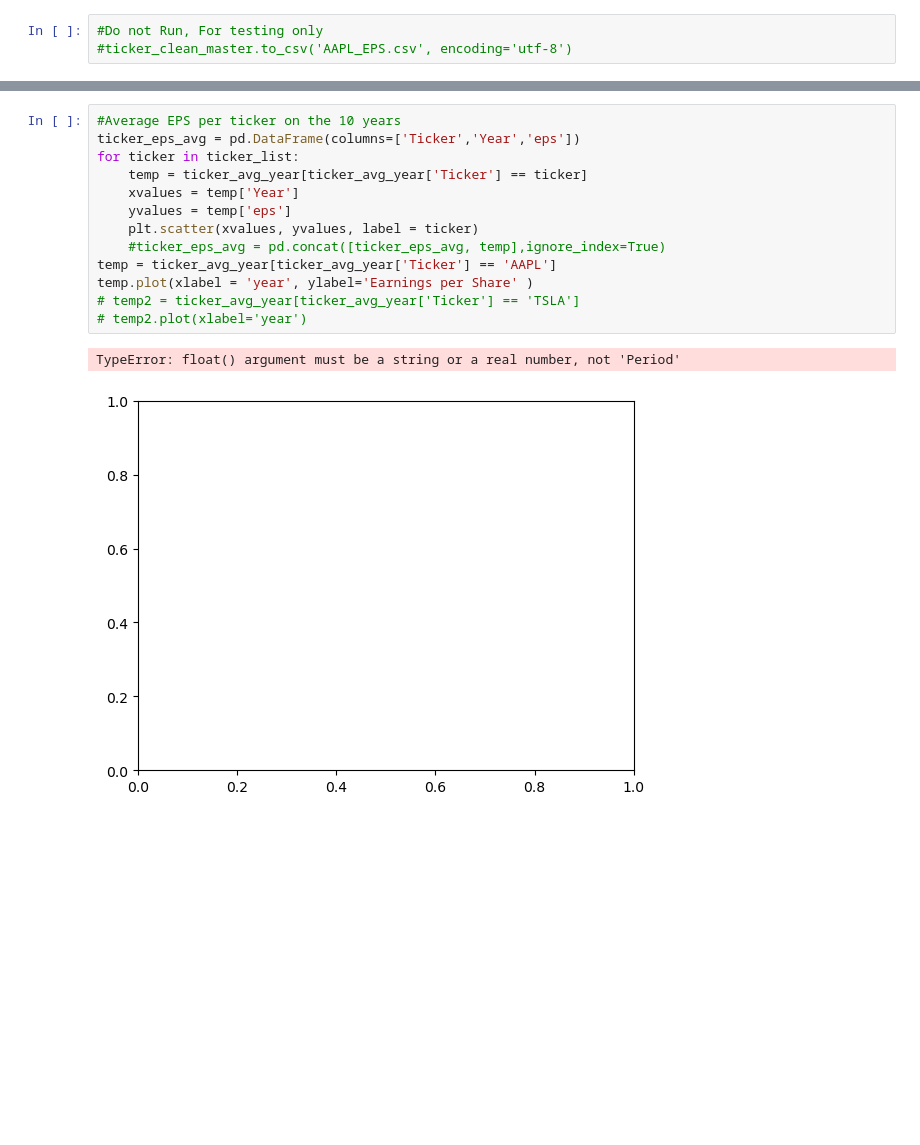
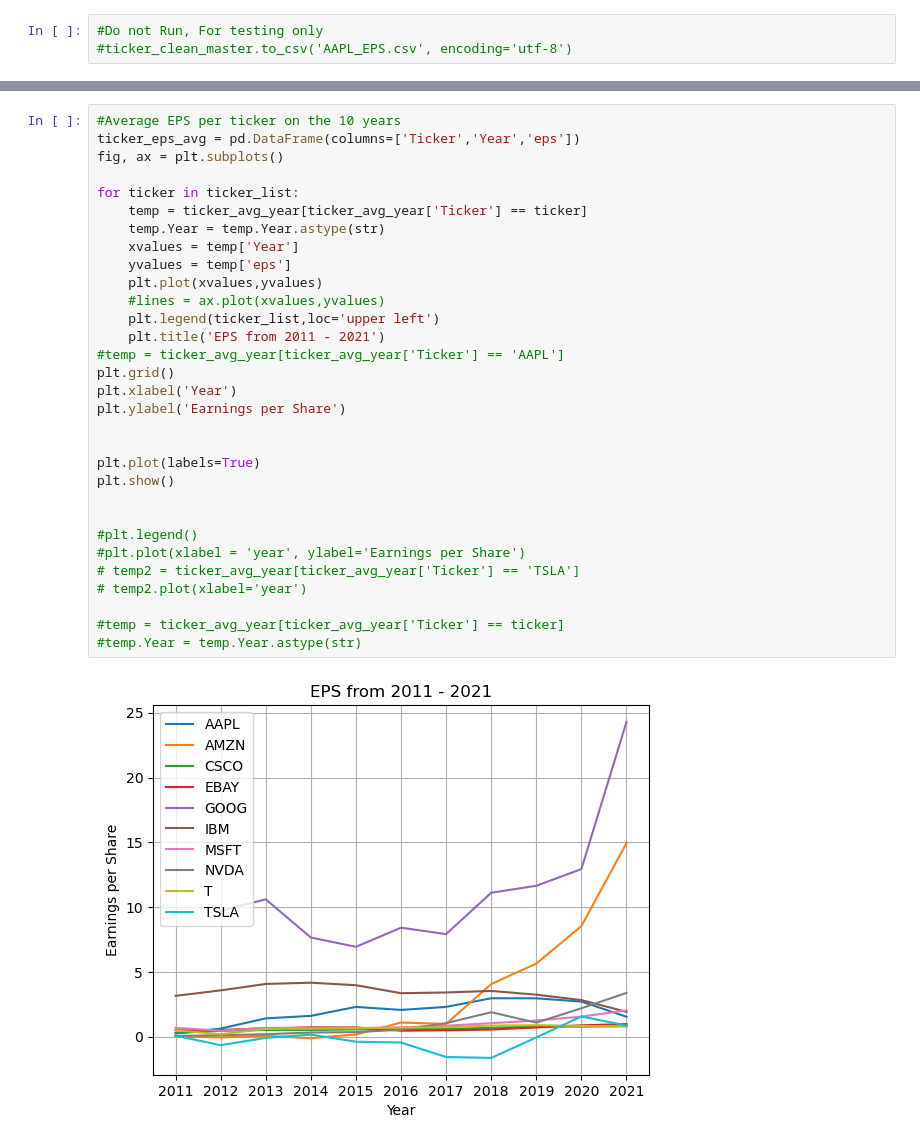
Before and after one commit to salvarenga25/StockMarket_Project, a Jupyter notebook: Stock_Analysis.ipynb, the cells around one changed output, grey strips where cells are left out. Cells and saved outputs as stored; diff of their text form; blank space fills up the shorter version.

```diff
--- a/Stock_Analysis.ipynb
+++ b/Stock_Analysis.ipynb
@@ -199,16 +209,33 @@ ticker_avg_year
 # %%
 #Average EPS per ticker on the 10 years
 ticker_eps_avg = pd.DataFrame(columns=['Ticker','Year','eps'])
+fig, ax = plt.subplots()
+
 for ticker in ticker_list:
     temp = ticker_avg_year[ticker_avg_year['Ticker'] == ticker]
+    temp.Year = temp.Year.astype(str)
     xvalues = temp['Year']
     yvalues = temp['eps']
-    plt.scatter(xvalues, yvalues, label = ticker)
-    #ticker_eps_avg = pd.concat([ticker_eps_avg, temp],ignore_index=True)
-temp = ticker_avg_year[ticker_avg_year['Ticker'] == 'AAPL']
-temp.plot(xlabel = 'year', ylabel='Earnings per Share' )
+    plt.plot(xvalues,yvalues)
+    #lines = ax.plot(xvalues,yvalues)
+    plt.legend(ticker_list,loc='upper left')
+    plt.title('EPS from 2011 - 2021')
+#temp = ticker_avg_year[ticker_avg_year['Ticker'] == 'AAPL']
+plt.grid()
+plt.xlabel('Year')
+plt.ylabel('Earnings per Share')
+
+
+plt.plot(labels=True)
+plt.show()
+
+
+#plt.legend()
+#plt.plot(xlabel = 'year', ylabel='Earnings per Share')
 # temp2 = ticker_avg_year[ticker_avg_year['Ticker'] == 'TSLA']
 # temp2.plot(xlabel='year')
+
+#temp = ticker_avg_year[ticker_avg_year['Ticker'] == ticker]
+#temp.Year = temp.Year.astype(str)
 # %% [output]
-TypeError: float() argument must be a string or a real number, not 'Period'
-[figure, old version]
+[figure, new version]
```
Also changed, not shown: parts of 5 cells of this notebook.
